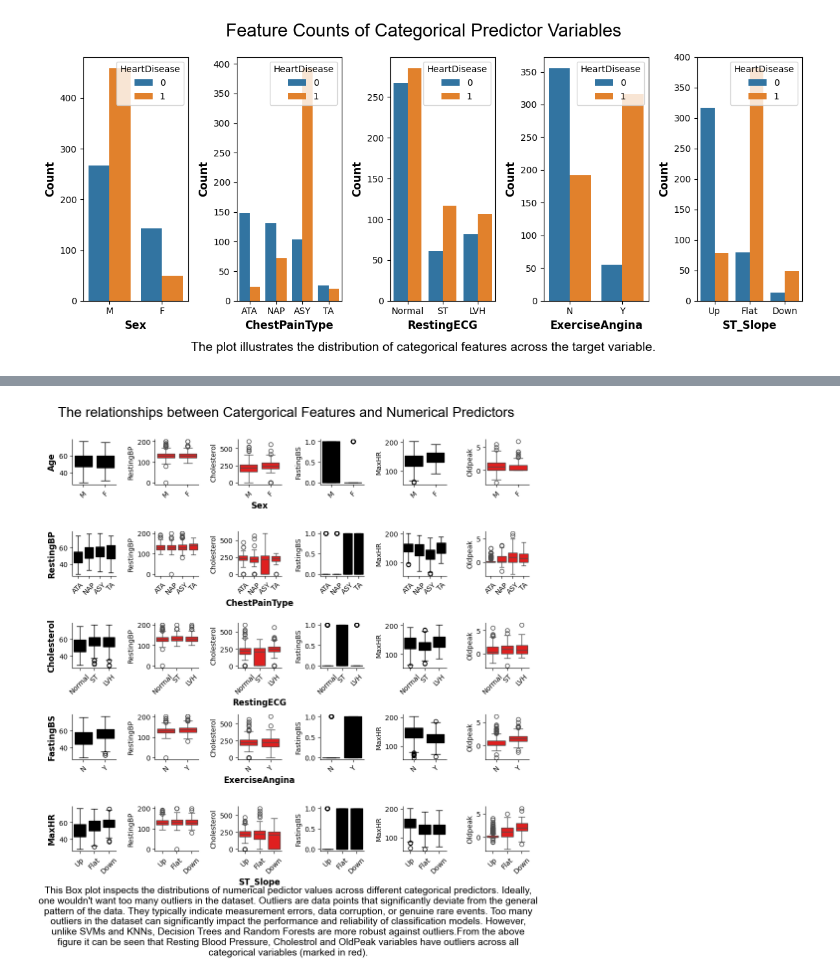
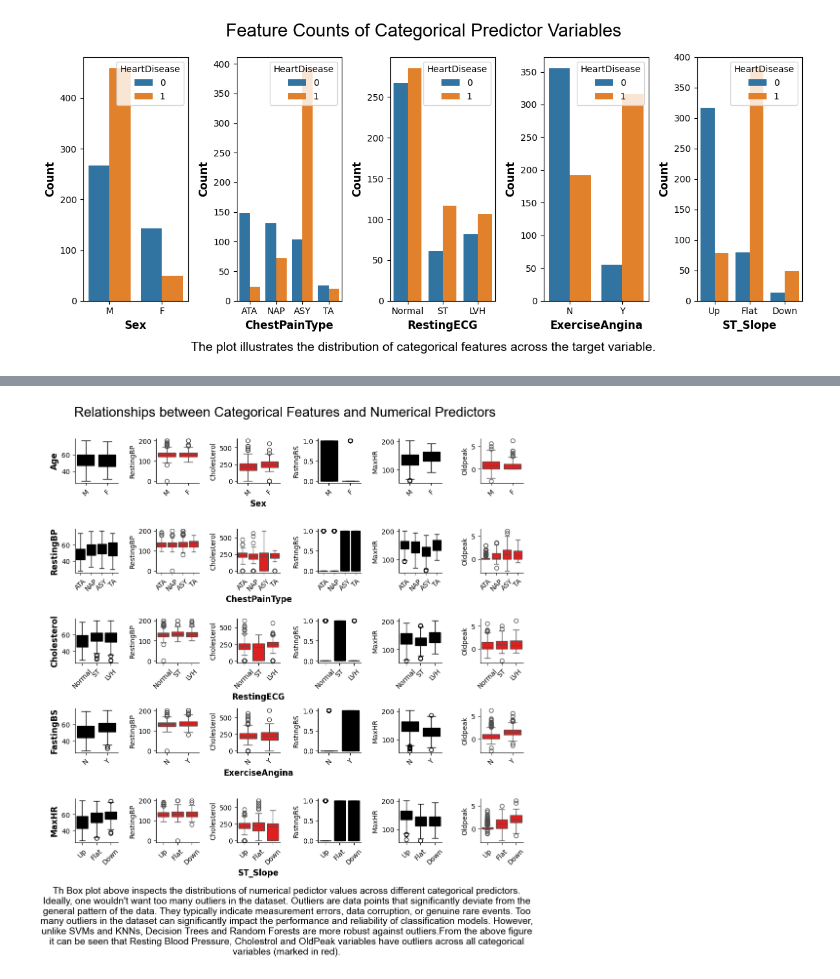
Before and after one commit to anupgp/Heart-Failure-Prediction, a Jupyter notebook: analyses/analyses_anup_pillai.ipynb, the cells around one changed output, grey strips where cells are left out. Cells and saved outputs as stored; diff of their text form; code cells hidden in the pictures.

```diff
--- a/analyses/analyses_anup_pillai.ipynb
+++ b/analyses/analyses_anup_pillai.ipynb
@@ -82,34 +82,34 @@ for i in np.arange(5):
     for j in np.arange(6):
         marker_color = 'black'
         if ((i,j) in outlier_plots):
             marker_color = "red"
         sns.boxplot(x=categoric_cols_all[i],y=numeric_cols_all[j],data=df,ax=axs[i,j],color=marker_color)
         axs[i,j].spines['top'].set_visible(False)
         axs[i,j].spines['right'].set_visible(False)
         # axs[i,j].axes.get_xaxis().set_visible(False)
         axs[i,j].set_xlabel(None)
         labels = axs[i,j].get_xticklabels()
         # axs[i,j].set_xticklabels(labels, rotation=45, ha='right')
         axs[i,j].tick_params(axis='x', labelrotation=45)
         if(j==2):
             axs[i,j].axes.get_xaxis().set_visible(True)
             axs[i,j].set_xlabel(categoric_cols_all[i],fontsize=12,fontweight='bold')
         # axs[i,j].axes.get_yaxis().set_visible(False)
-fh.suptitle("Relationships between Catergorical Features and Numerical Predictors \n",fontsize=20,font="Arial")
+fh.suptitle("Relationships between Categorical Features and Numerical Predictors \n",fontsize=20,font="Arial")
 # Define the caption text
-caption_text = "This Box plot inspects the distributions of numerical pedictor values across different categorical predictors. \
+caption_text = "Th Box plot above inspects the distributions of numerical pedictor values across different categorical predictors. \
 Ideally, one wouldn't want too many outliers in the dataset. Outliers are data points that significantly deviate from the general pattern of the data. \
 They typically indicate measurement errors, data corruption, or genuine rare events. \
 Too many outliers in the dataset can significantly impact the performance and reliability of classification models. \
 However, unlike SVMs and KNNs, Decision Trees and Random Forests are more robust against outliers.\
 From the above figure it can be seen that Resting Blood Pressure, Cholestrol and OldPeak variables have outliers across all \
 categorical variables (marked in red)."
 # Add the caption using plt.figtext()
 # The coordinates (0.5, 0.01) place the text near the bottom-center of the figure.
 # horizontalalignment='center' centers the text horizontally.
 # wrap=True ensures the text wraps within the figure boundaries.
-plt.figtext(0.5, -0.12, caption_text, wrap=True, horizontalalignment='center', multialignment='center',fontsize=14,font="Arial")
+plt.figtext(0.5, -0.14, caption_text, wrap=True, horizontalalignment='center', multialignment='center',fontsize=14,font="Arial")
 plt.tight_layout()
 fh.savefig("../figures/inspect_relationships_between_categorical_features_numeric_predictors_anup_pillai.png",bbox_inches="tight")
 # %% [output]
-[figure, old version]
+[figure, new version]
```
Also changed, not shown: parts of 1 cell of this notebook, 2 other files.
